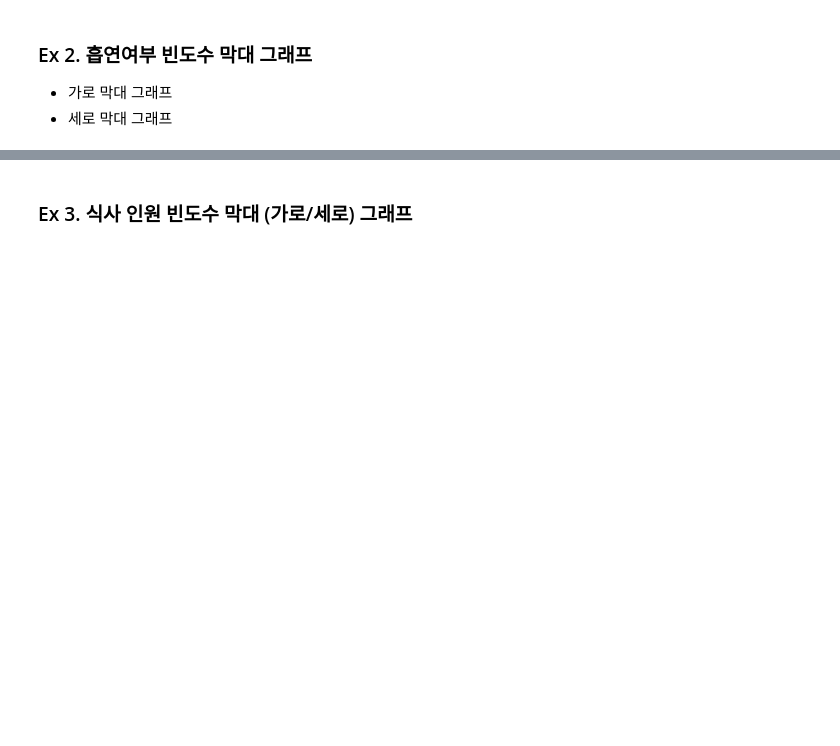
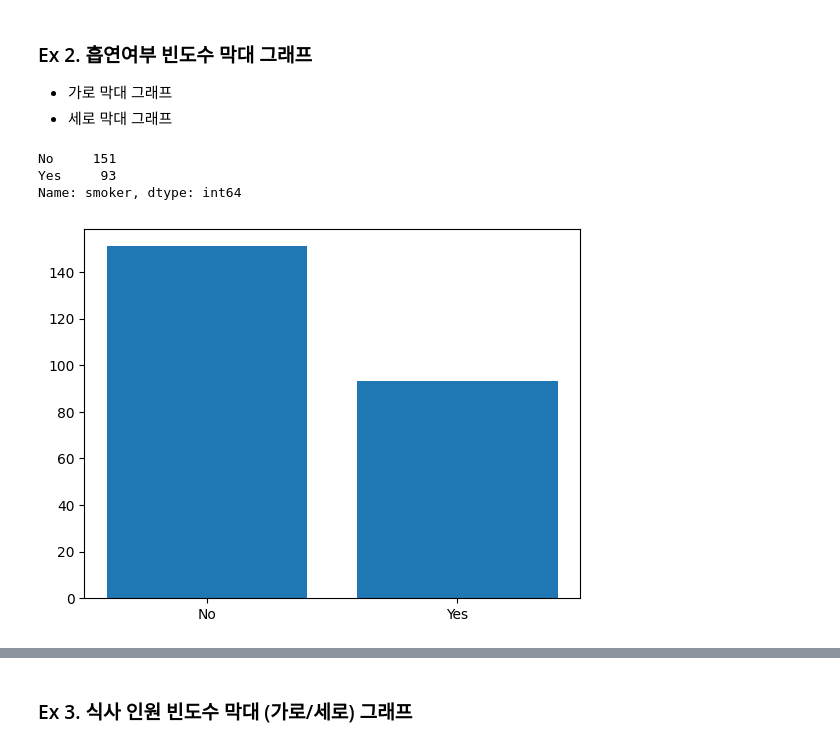
Before and after one commit to kiminhonawa/python, a Jupyter notebook: py16_matplotlib.ipynb, the cells around one changed output, grey strips where cells are left out. Drawn from its saved outputs; the diff is of its cells as text; code cells hidden in the pictures; blank space fills up the shorter version.

```diff
--- a/py16_matplotlib.ipynb
+++ b/py16_matplotlib.ipynb
@@ -278,3 +299,15 @@ plt.show()
 
 *  가로 막대 그래프
 *  세로 막대 그래프
+# %%
+smoker_count = tips.smoker.value_counts()
+smoker_count
+# %% [output]
+No     151
+Yes     93
+Name: smoker, dtype: int64
+# %%
+plt.bar(x=smoker_count.index, height=smoker_count.values)
+plt.show()
+# %% [output]
+[figure, added]
```
Also changed, not shown: parts of 13 cells of this notebook.
